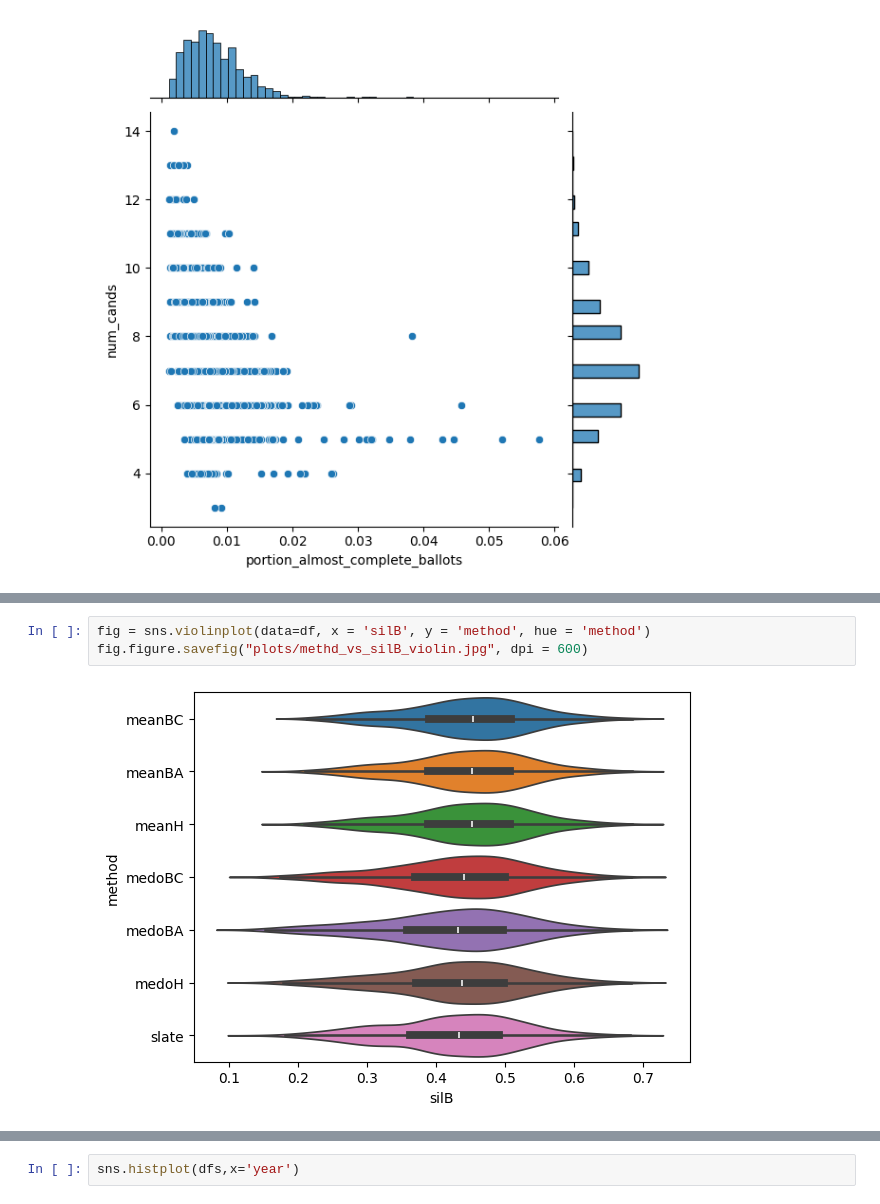
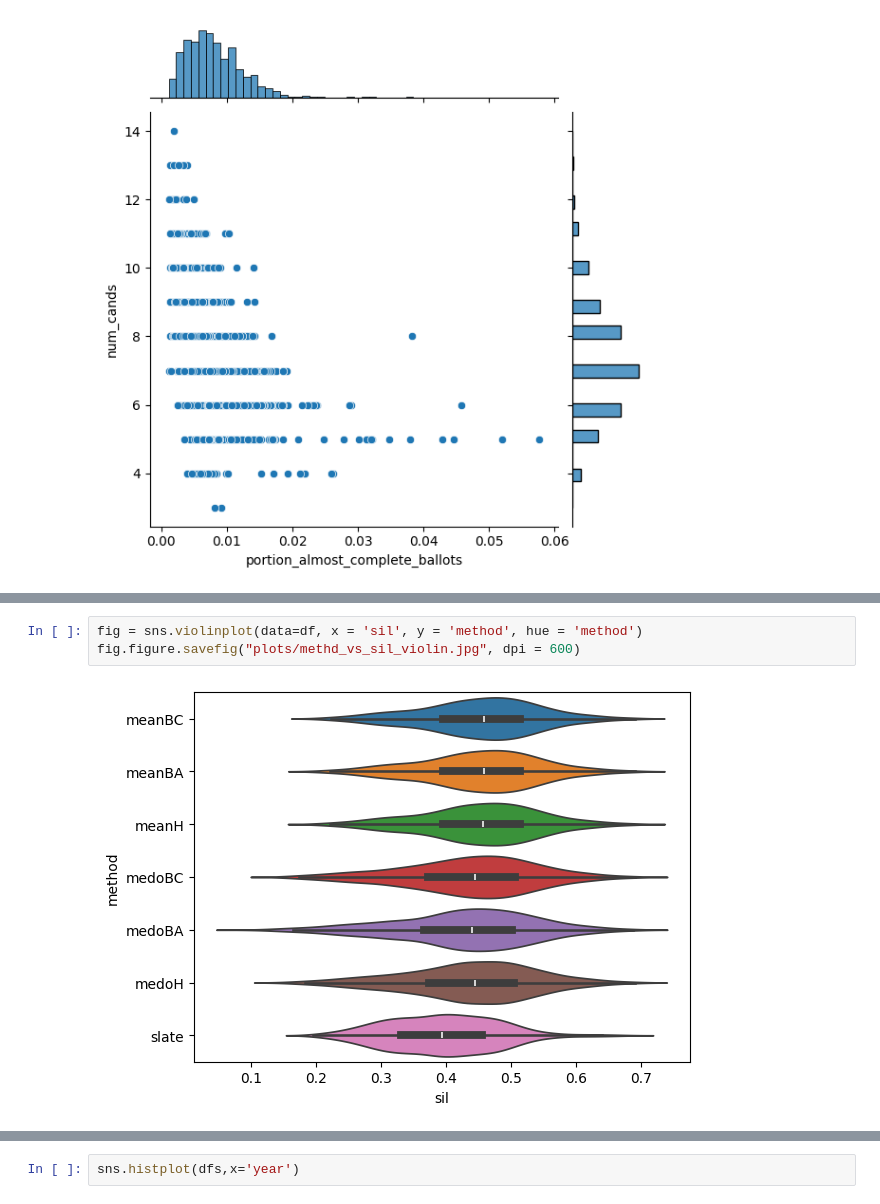
Before and after one commit to mggg/ballot-clustering, a Jupyter notebook: Analyze_results_dataframe.ipynb, the cells around one changed output, grey strips where cells are left out. Drawn from its saved outputs; the diff is of its cells as text.

```diff
--- a/Analyze_results_dataframe.ipynb
+++ b/Analyze_results_dataframe.ipynb
@@ -176,5 +203,5 @@ fig.figure.savefig("plots/silB_vs_silH.jpg", dpi = 600)
 # %%
-fig = sns.violinplot(data=df, x = 'silB', y = 'method', hue = 'method')
-fig.figure.savefig("plots/methd_vs_silB_violin.jpg", dpi = 600)
+fig = sns.violinplot(data=df, x = 'sil', y = 'method', hue = 'method')
+fig.figure.savefig("plots/methd_vs_sil_violin.jpg", dpi = 600)
 # %% [output]
-[figure, old version]
+[figure, new version]
```
Also changed, not shown: parts of 29 cells of this notebook, 32 other files.
